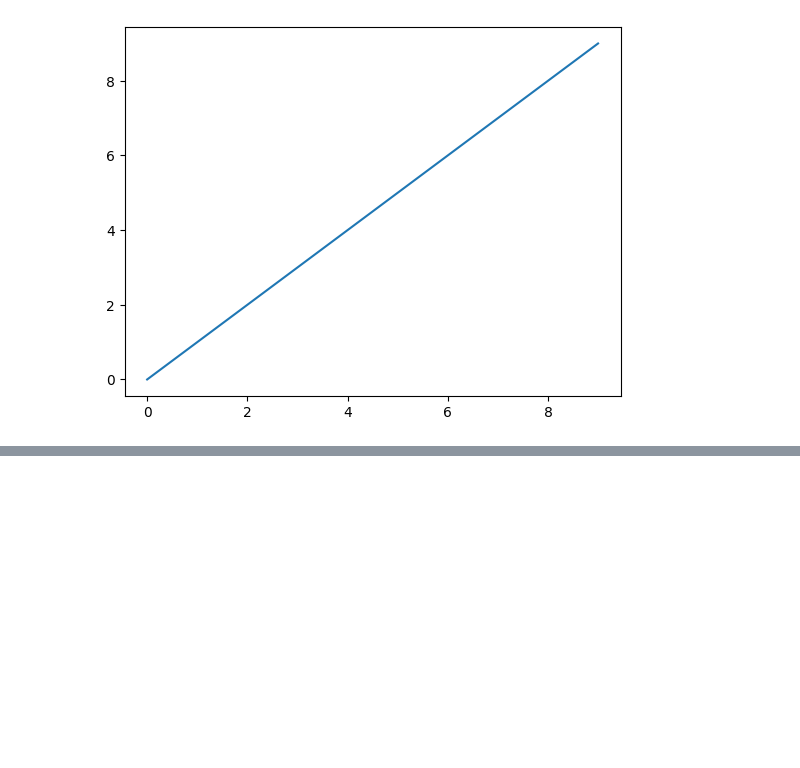
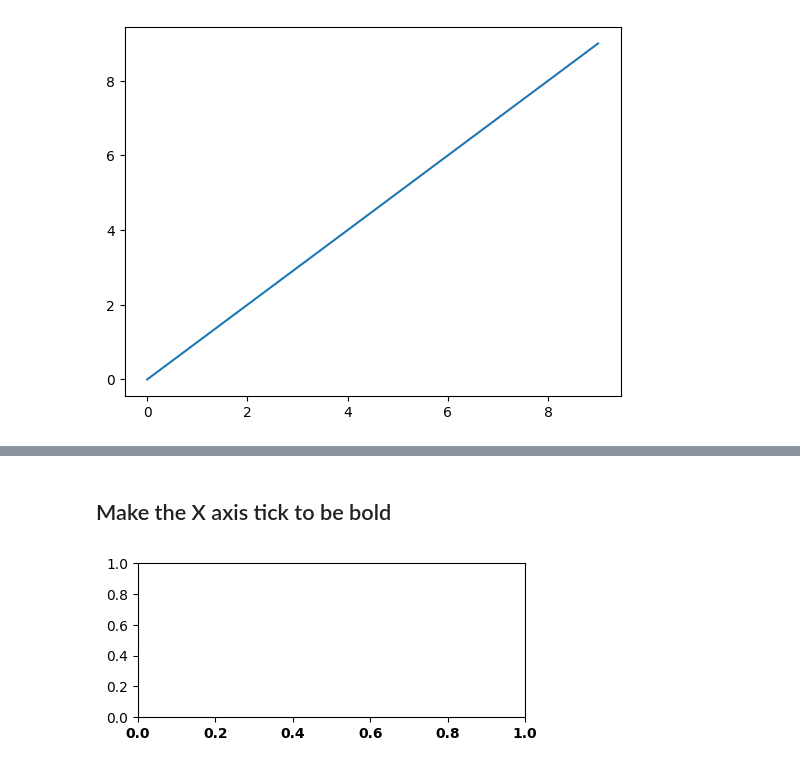
Before and after one commit to romz-pl/Jupyter-Python, a Jupyter notebook: 04-matplotlib/matplotlib.ipynb, the cells around one changed output, grey strips where cells are left out. Cells and saved outputs as stored; diff of their text form; code cells hidden in the pictures; blank space fills up the shorter version.

```diff
--- a/04-matplotlib/matplotlib.ipynb
+++ b/04-matplotlib/matplotlib.ipynb
@@ -16,0 +26,9 @@ plt.show()
+# %% [markdown]
+## Make the X axis tick to be bold
+# %%
+fig, ax = plt.subplots(figsize=(5,2))
+for label in ax.get_xaxis().get_ticklabels():
+    label.set_fontweight("bold")
+plt.show()
+# %% [output]
+[figure, added]
```
Also changed, not shown: parts of 4 cells of this notebook.
